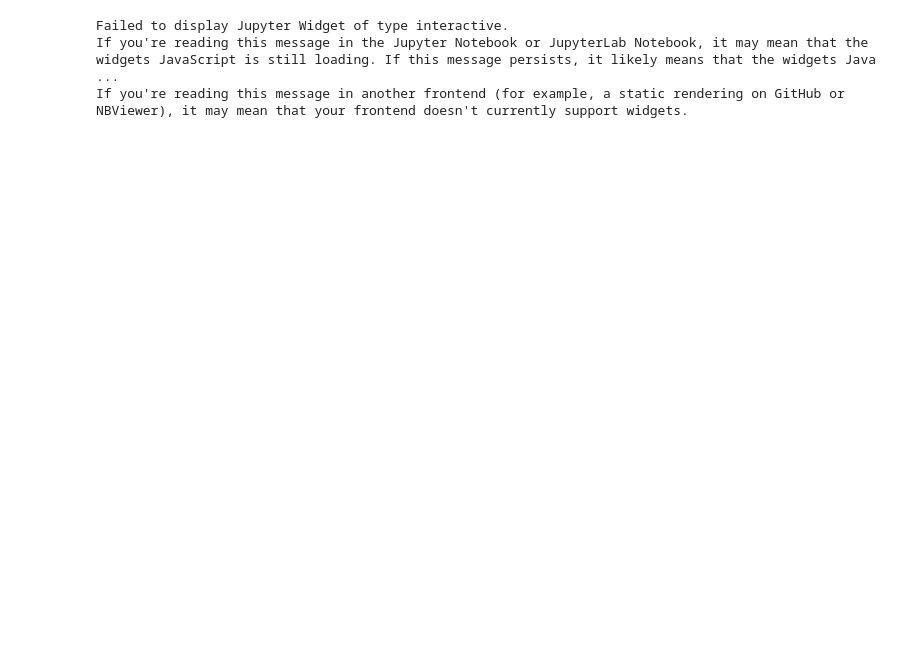
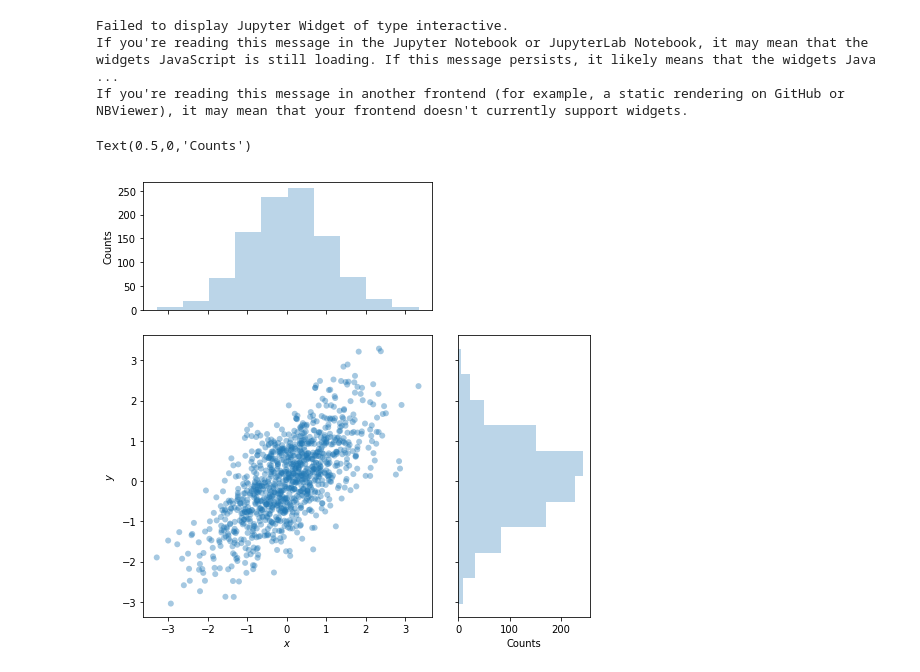
Before and after one commit to dbcarrasco/LabResources, a Jupyter notebook: Lab10/Assignment07/BVNDemo.ipynb, the cells around one changed output. Saved outputs shown, nothing was run; the diff lists cells and outputs as text; code cells hidden in the pictures; blank space fills up the shorter version.

Commit message:
Replace BVNDemo with version showing gridspec

```diff
--- a/Lab10/Assignment07/BVNDemo.ipynb
+++ b/Lab10/Assignment07/BVNDemo.ipynb
@@ -26,3 +26,31 @@ display(widget)
 Failed to display Jupyter Widget of type interactive.
 If you're reading this message in the Jupyter Notebook or JupyterLab Notebook, it may mean that the widgets JavaScript is still loading. If this message persists, it likely means that the widgets Java ...
 If you're reading this message in another frontend (for example, a static rendering on GitHub or NBViewer), it may mean that your frontend doesn't currently support widgets.
+# %%
+bvn = BivariateNormal([0,0], [1,1], .7)
+xyvals = bvn.sample(1000)
+# %%
+fig = figure(figsize=(8,8))
+
+# Use mpl's GridSpec capability, via the subplot2grid() helper function,
+# to put axes in the figure; see: http://matplotlib.org/users/gridspec.html
+# Use the sharex, sharey arguments to link axes.
+xy_ax = subplot2grid((3,3), (1,0), colspan=2, rowspan=2)
+x_ax = subplot2grid((3,3), (0,0), colspan=2, sharex=xy_ax)
+y_ax = subplot2grid((3,3), (1,2), rowspan=2, sharey=xy_ax)
+
+setp(x_ax.get_xticklabels(), visible=False)  # hide x labels on top axes
+setp(y_ax.get_yticklabels(), visible=False)  # hide y labels on right axes
+
+xy_ax.scatter(xyvals[:,0], xyvals[:,1], edgecolors='none', alpha=0.4)  # scatter plot in x,y axes
+x_ax.hist(xyvals[:,0], alpha=.3)  # x histo on top
+y_ax.hist(xyvals[:,1], orientation='horizontal', alpha=.3)  # y histo on side
+
+# Label axes!
+xy_ax.set_xlabel('$x$')
+xy_ax.set_ylabel('$y$')
+x_ax.set_ylabel('Counts')
+y_ax.set_xlabel('Counts')
+# %% [output]
+Text(0.5,0,'Counts')
+[figure, added]
```
Also changed, not shown: parts of 3 cells of this notebook, 1 other file.
